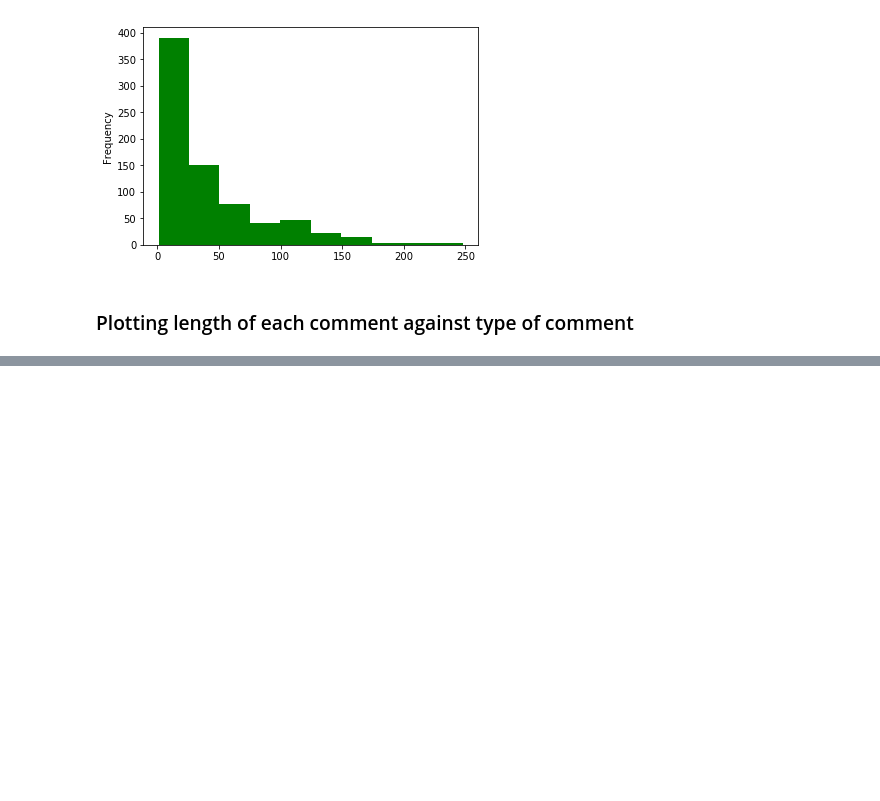
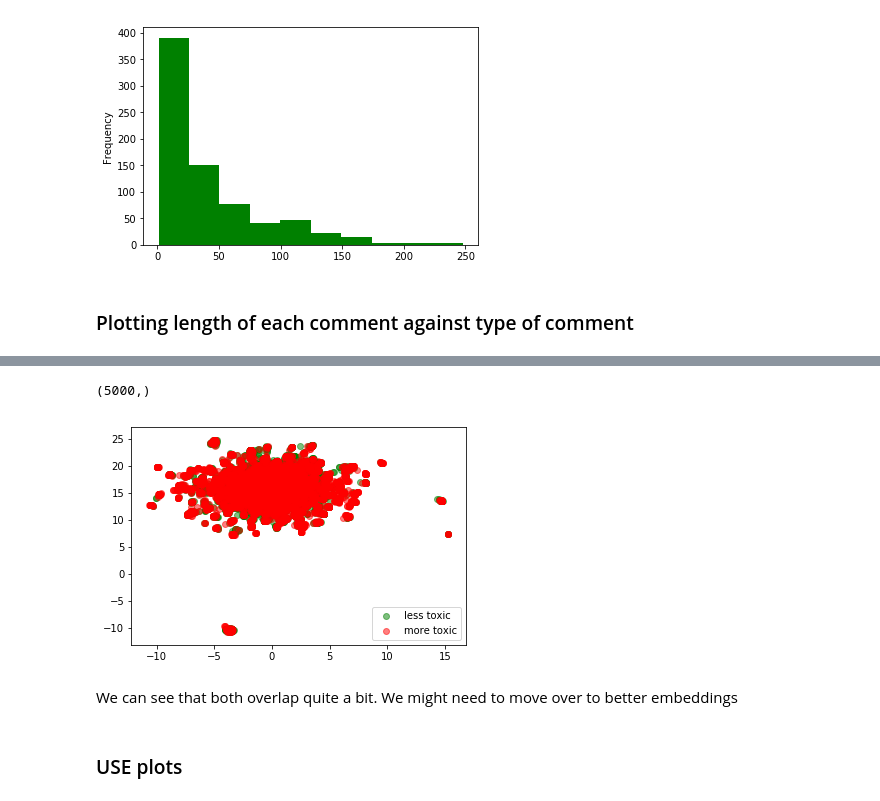
Before and after one commit to arunava-de/Deep-Learning, a Jupyter notebook: Toxicity Scoring.ipynb, the cells around one changed output, grey strips where cells are left out. Drawn from its saved outputs; the diff is of its cells as text; code cells hidden in the pictures; blank space fills up the shorter version.

```diff
--- a/Toxicity Scoring.ipynb
+++ b/Toxicity Scoring.ipynb
@@ -60,0 +74,34 @@ Here we train a simple tf-idf featured SVM model, and rank sentences according t
+# %%
+sampled_corpus_less = sampled_df.less_toxic.apply(lambda x: x.replace("\n", "")).values
+
+sampled_corpus_more = sampled_df.more_toxic.apply(lambda x: x.replace("\n", "")).values
+# %%
+sampled_corpus.shape
+# %% [output]
+(5000,)
+# %%
+tfidf_vecs_less = vectorizer.transform(sampled_corpus_less).toarray()
+tfidf_vecs_more = vectorizer.transform(sampled_corpus_more).toarray()
+# %%
+embedding = umap.UMAP(n_components=2,
+                      n_neighbors=15,
+                      min_dist=0.3,
+                      metric='correlation').fit_transform(np.concatenate([tfidf_vecs_less, tfidf_vecs_more]))
+# %%
+x_less = embedding[:5000,0]
+y_less = embedding[:5000,1]
+x_more = embedding[5000:,0]
+y_more = embedding[5000:,1]
+# %%
+fig = plt.figure()
+ax1 = fig.add_subplot(111)
+ax1.scatter(x_less, y_less, color='green', alpha=0.5, label='less toxic')
+ax1.scatter(x_more, y_more, color='red', alpha=0.5, label='more toxic')
+plt.legend(loc='lower right')
+plt.show()
+# %% [output]
+[figure, added]
+# %% [markdown]
+We can see that both overlap quite a bit. We might need to move over to better embeddings
+# %% [markdown]
+### USE plots
```
Also changed, not shown: parts of 8 cells of this notebook.
